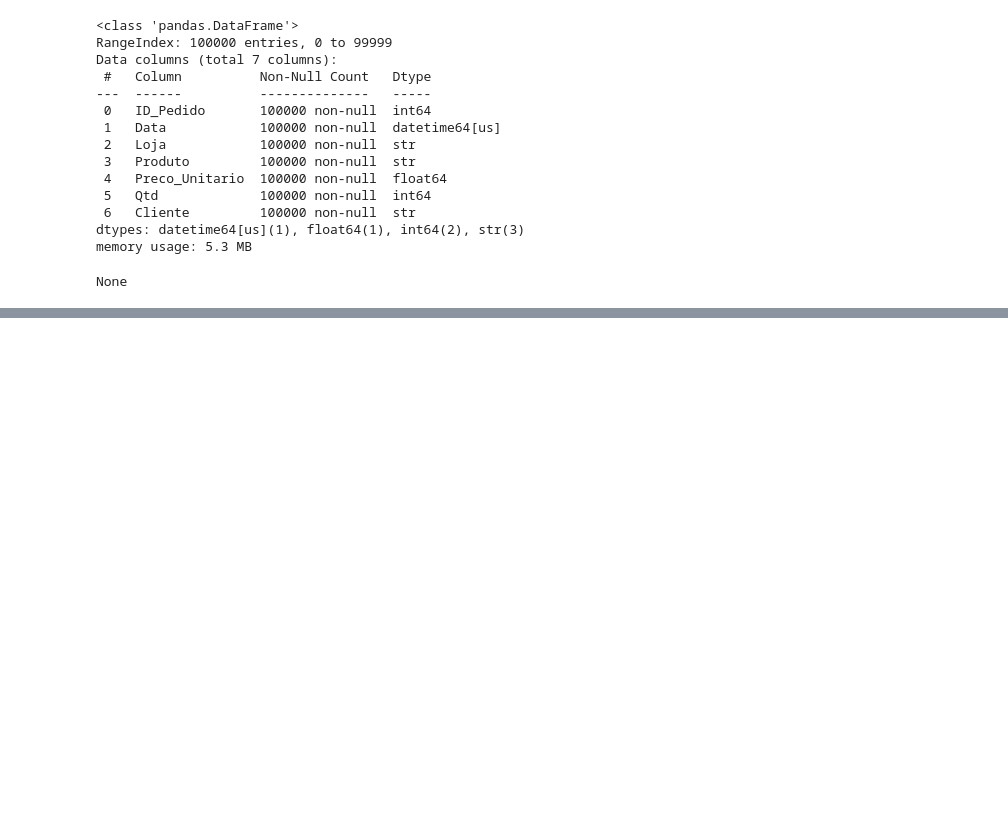
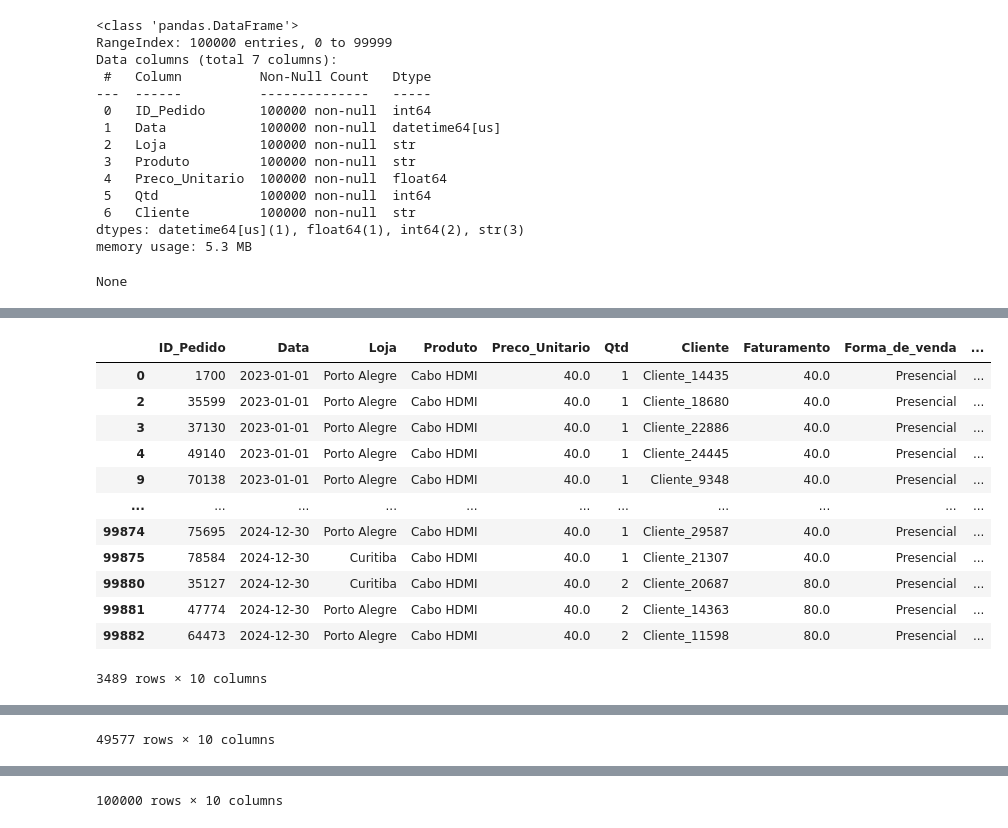
Before and after one commit to luizzh05/projetos-python, a Jupyter notebook: #2 - Teste/pandas_supremo.ipynb, the cells around one changed output, grey strips where cells are left out. Cells and saved outputs as stored; diff of their text form; code cells hidden in the pictures; blank space fills up the shorter version.

```diff
--- a/#2 - Teste/pandas_supremo.ipynb
+++ b/#2 - Teste/pandas_supremo.ipynb
@@ -140,0 +187,54 @@ None
+# %%
+# analisar - filtrar
+df_analise = df_analise.sort_values(by=['Data', 'Faturamento'], ascending=True)
+df_analise = df_analise.reset_index(drop=True) # drop joga o indice antigo fora
+
+# .loc: id do pedido -> localiza por nome da coluna e nome da linha
+id_pedido = 4
+
+loja = df_analise.loc[3, 'Loja'] # nome do indice, coluna
+cliente = df_analise.loc[3, 'Cliente']
+produto = df_analise.loc[3, 'Produto']
+# print(loja, cliente, produto)
+
+# .iloc -> por posicao
+id_pedido = 4
+loja = df_analise.iloc[3, 2] # posicao, numero da coluna
+produto = df_analise.iloc[3, 3]
+cliente = df_analise.iloc[3, 6]
+# print(loja, cliente, produto)
+
+# condicional
+df_id_pedido_4 = df_analise[df_analise['ID_Pedido'] == 4]
+
+# exportar pedacos da base
+df_vendas_sp = df_analise[df_analise['Loja'] == 'São Paulo']
+df_vendas_sp.to_csv('Vendas_SP', index=False)
+# display(df_vendas_sp)
+
+# exportas vendas de 2024
+df_vendas_2024 = df_analise[df_analise['Data'] >= '2024-01-01']
+
+# duplas condicoes
+condicao = df_analise['Produto'] == 'Cabo HDMI'
+condicao2 = df_analise['Regiao'] == 'Sul'
+
+df_vendas_hdmi_sul = df_analise[(condicao) & (condicao2)] # para usar ou é |
+display(df_vendas_hdmi_sul)
+
+display(df_vendas_2024)
+display(df_analise)
+# %% [output]
+|  | ID_Pedido | Data | Loja | Produto | Preco_Unitario | Qtd | Cliente | Faturamento | Forma_de_venda | ... |
+| 0 | 1700 | 2023-01-01 | Porto Alegre | Cabo HDMI | 40.0 | 1 | Cliente_14435 | 40.0 | Presencial | ... |
+| 2 | 35599 | 2023-01-01 | Porto Alegre | Cabo HDMI | 40.0 | 1 | Cliente_18680 | 40.0 | Presencial | ... |
+| 3 | 37130 | 2023-01-01 | Porto Alegre | Cabo HDMI | 40.0 | 1 | Cliente_22886 | 40.0 | Presencial | ... |
+| 4 | 49140 | 2023-01-01 | Porto Alegre | Cabo HDMI | 40.0 | 1 | Cliente_24445 | 40.0 | Presencial | ... |
+| 9 | 70138 | 2023-01-01 | Porto Alegre | Cabo HDMI | 40.0 | 1 | Cliente_9348 | 40.0 | Presencial | ... |
+| ... | ... | ... | ... | ... | ... | ... | ... | ... | ... | ... |
+| 99874 | 75695 | 2024-12-30 | Porto Alegre | Cabo HDMI | 40.0 | 1 | Cliente_29587 | 40.0 | Presencial | ... |
+| 99875 | 78584 | 2024-12-30 | Curitiba | Cabo HDMI | 40.0 | 1 | Cliente_21307 | 40.0 | Presencial | ... |
+| 99880 | 35127 | 2024-12-30 | Curitiba | Cabo HDMI | 40.0 | 2 | Cliente_20687 | 80.0 | Presencial | ... |
+| 99881 | 47774 | 2024-12-30 | Porto Alegre | Cabo HDMI | 40.0 | 2 | Cliente_14363 | 80.0 | Presencial | ... |
+| 99882 | 64473 | 2024-12-30 | Porto Alegre | Cabo HDMI | 40.0 | 2 | Cliente_11598 | 80.0 | Presencial | ... |
+3489 rows × 10 columns
@@ -140,0 +253 @@ None
+49577 rows × 10 columns
@@ -140,0 +266 @@ None
+100000 rows × 10 columns
```
Also changed, not shown: parts of 4 cells of this notebook.
